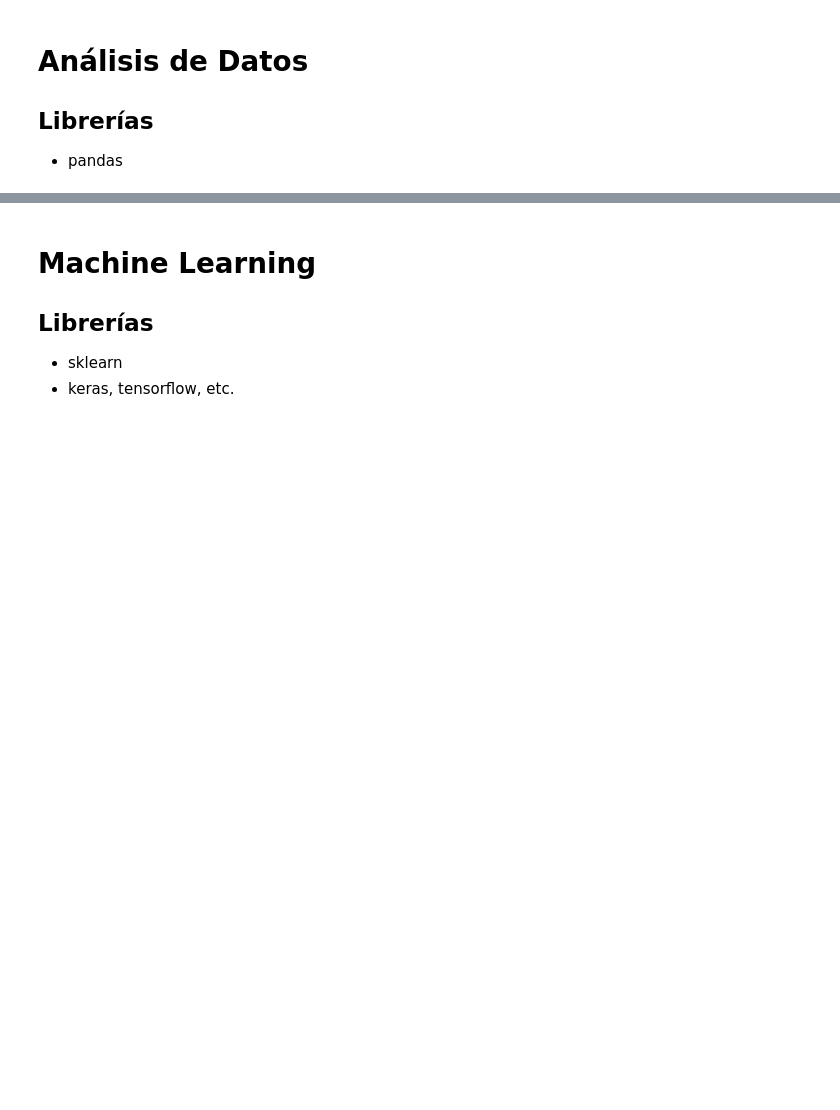
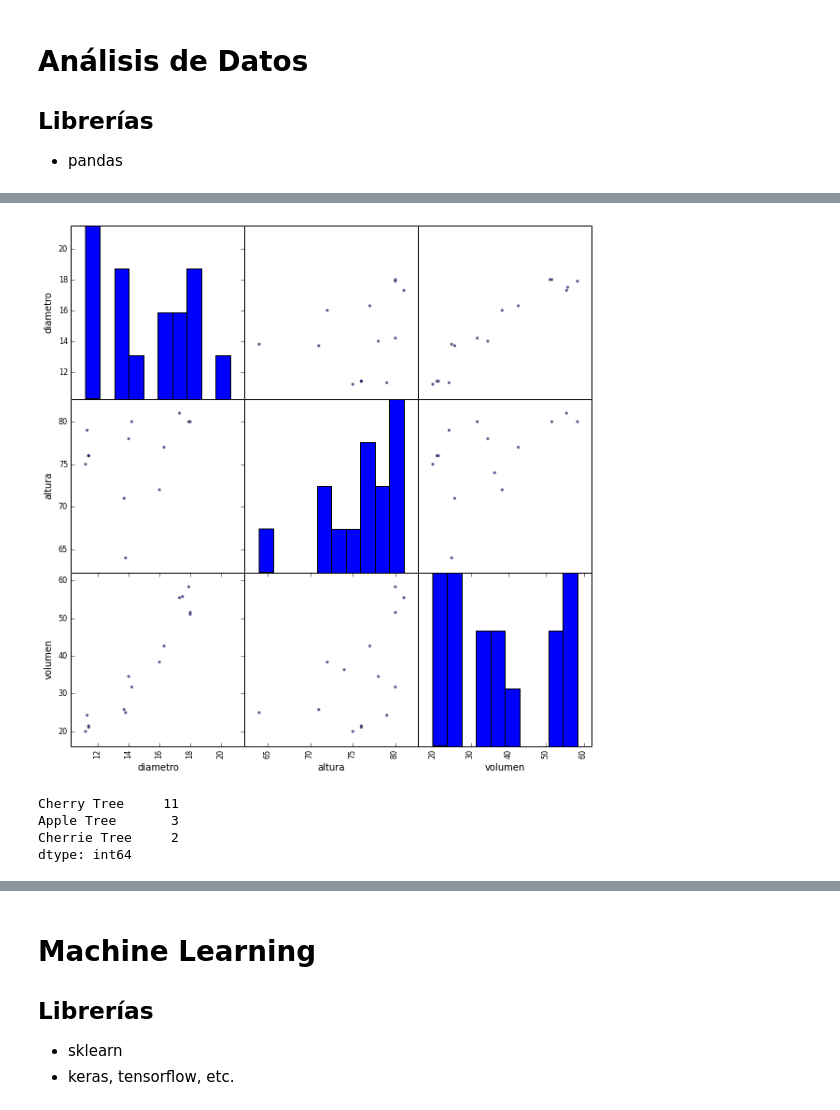
Before and after one commit to sebastiandres/pycon_ar, a Jupyter notebook: Parte4-Seba-Ideas-y-librerias.ipynb, the cells around one changed output, grey strips where cells are left out. Drawn from its saved outputs; the diff is of its cells as text; code cells hidden in the pictures; blank space fills up the shorter version.

```diff
--- a/Parte4-Seba-Ideas-y-librerias.ipynb
+++ b/Parte4-Seba-Ideas-y-librerias.ipynb
@@ -279,0 +1171,13 @@ plt.show()
+# %%
+from matplotlib import pyplot as plt
+pd.scatter_matrix(df, figsize=(10,10), range_padding=0.2)
+plt.show()
+# %% [output]
+[figure, added]
+# %%
+df.tipo_de_arbol.value_counts()
+# %% [output]
+Cherry Tree     11
+Apple Tree       3
+Cherrie Tree     2
+dtype: int64
```
Also changed, not shown: parts of 147 cells of this notebook, 1 other file.
